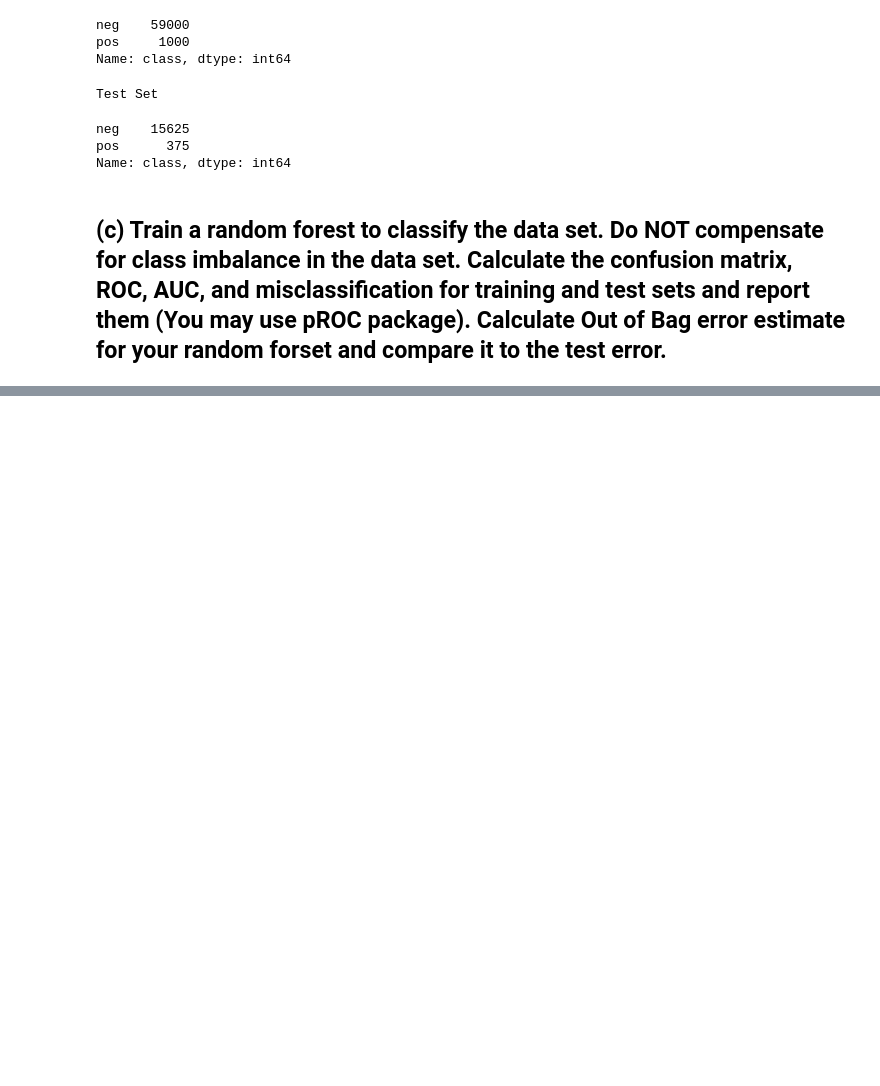
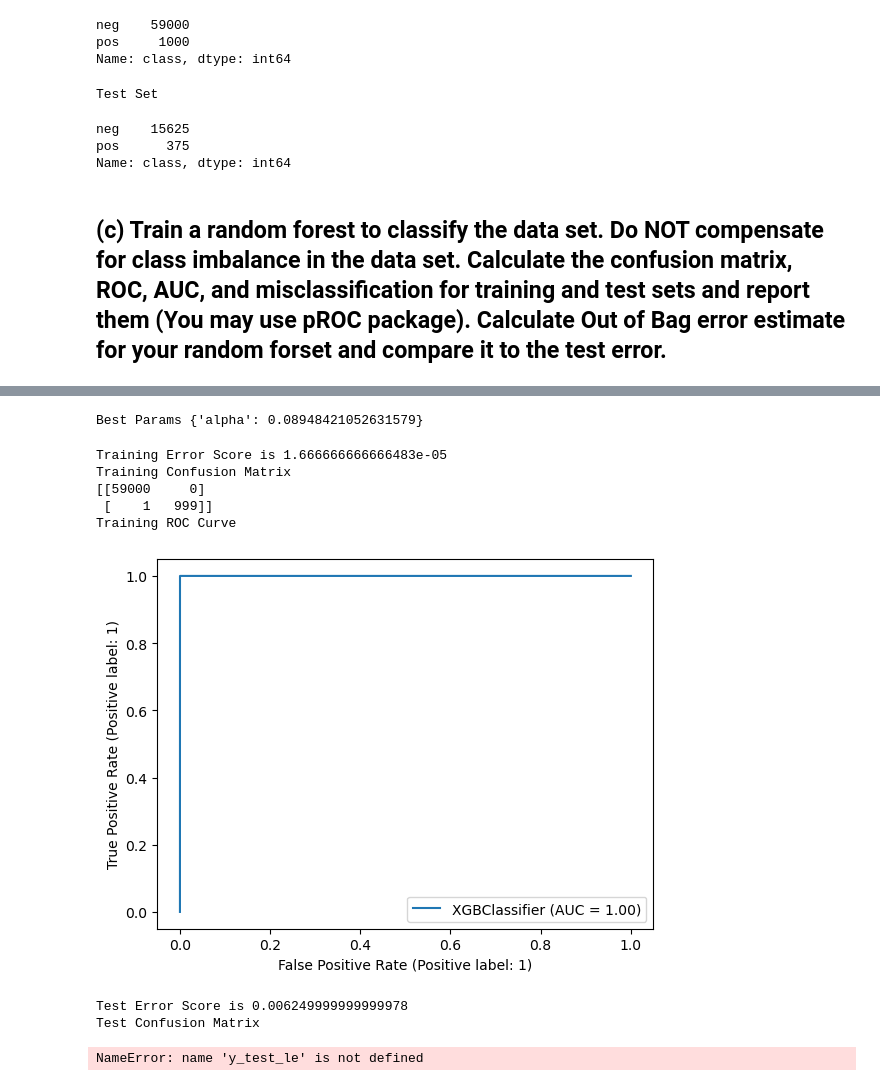
Before and after one commit to thegeorgejoseph/machine-learning, a Jupyter notebook: HW6/notebook/Joseph_George_HW6.ipynb, the cells around one changed output, grey strips where cells are left out. Cells and saved outputs as stored; diff of their text form; code cells hidden in the pictures; blank space fills up the shorter version.

```diff
--- a/HW6/notebook/Joseph_George_HW6.ipynb
+++ b/HW6/notebook/Joseph_George_HW6.ipynb
@@ -204,3 +222,9 @@ Name: class, dtype: int64
 # %%
 X_train, y_train = train_df.iloc[:,1:], train_df.iloc[:,0]
 X_test, y_test = test_df.iloc[:,1:], test_df.iloc[:,0]
+# %%
+LE = LabelEncoder()
+LE.fit(y_train)
+print(LE.classes_)
+y_train = LE.transform(y_train)
+y_test = LE.transform(y_test)
@@ -455,0 +342,5 @@ Test ROC Curve
+# %%
+xgb_model = XGBClassifier(objective = 'binary:logistic', eval_metric='error',use_label_encoder=False)
+params = {'alpha': np.linspace(0.0001, 0.1, 20)}
+model = RandomizedSearchCV(estimator = xgb_model,param_distributions = params, n_jobs=-1, cv=5, scoring='accuracy')
+model.fit(X_train,y_train)
@@ -455,0 +365,33 @@ Test ROC Curve
+# %%
+print("Best Params", model.best_params_)
+best_model = model.best_estimator_
+# %% [output]
+Best Params {'alpha': 0.08948421052631579}
+# %%
+yhat = best_model.predict(X_train)
+score = best_model.score(X_train, y_train)
+print("Training Error Score is" , 1-score)
+print("Training Confusion Matrix")
+print(confusion_matrix(y_train, yhat))
+print("Training ROC Curve")
+plot_roc_curve(best_model, X_train, y_train)
+plt.show()
+
+yhat = best_model.predict(X_test)
+score = best_model.score(X_test, y_test)
+print("Test Error Score is" , 1-score)
+print("Test Confusion Matrix")
+print(confusion_matrix(y_test_le, yhat))
+print("Test ROC Curve")
+plot_roc_curve(best_model, X_test, y_test_le)
+plt.show()
+# %% [output]
+Training Error Score is 1.666666666666483e-05
+Training Confusion Matrix
+[[59000     0]
+ [    1   999]]
+Training ROC Curve
+[figure, added]
+Test Error Score is 0.006249999999999978
+Test Confusion Matrix
+NameError: name 'y_test_le' is not defined
```
Also changed, not shown: parts of 38 cells of this notebook.
